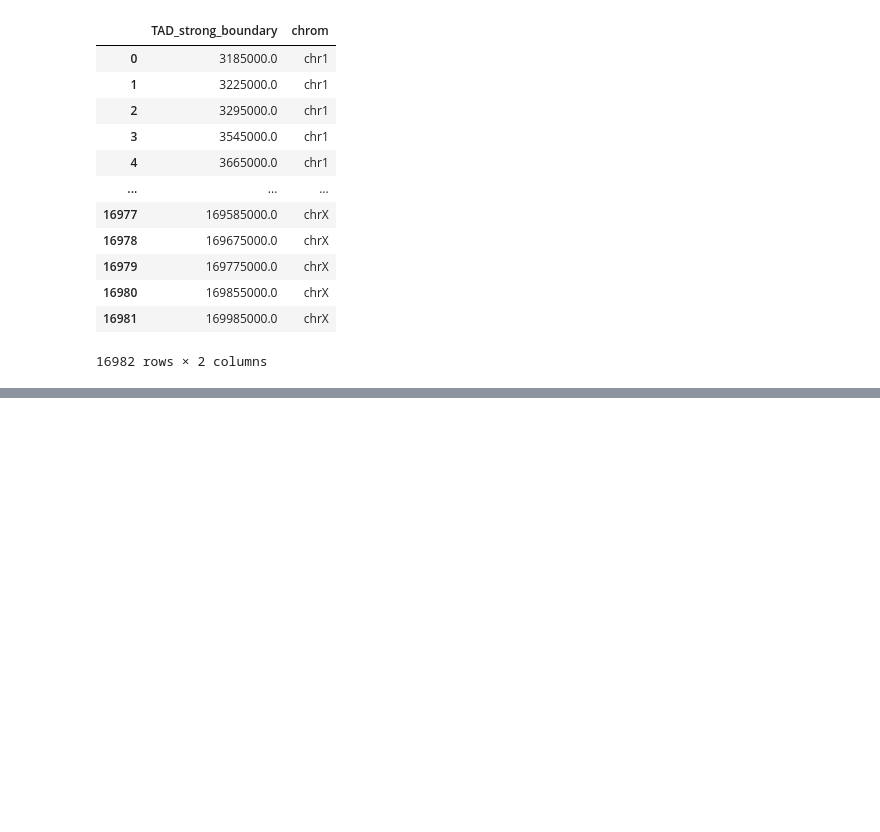
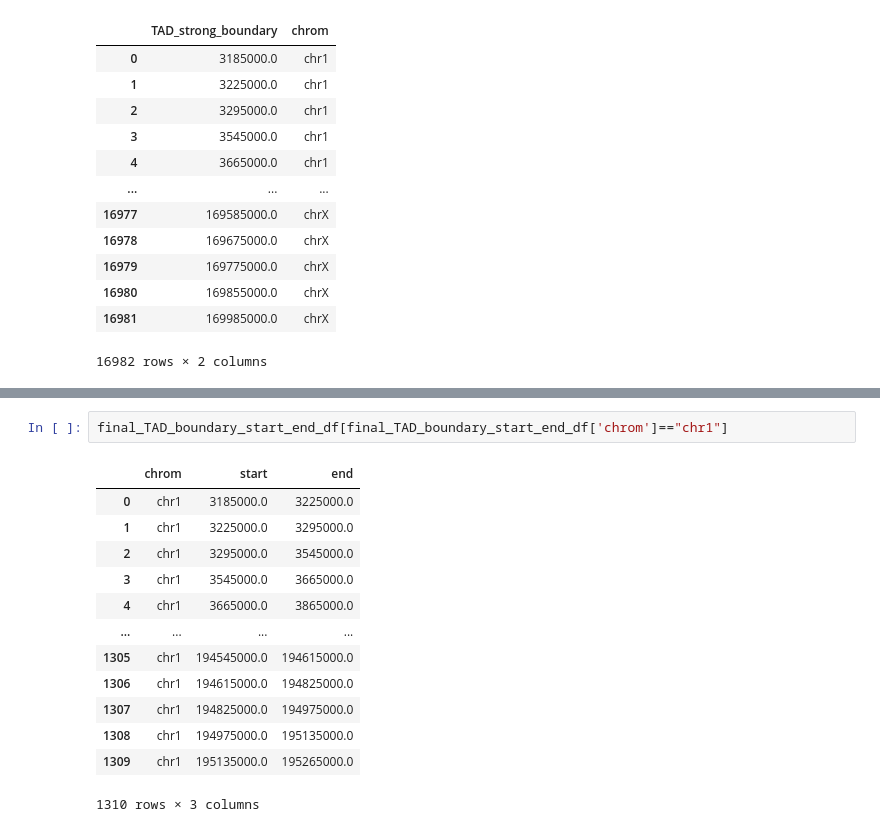
Before and after one commit to RenhaoL/HST508_Fall2022_final_project, a Jupyter notebook: codes/20221116_insulation_boundaries.ipynb, the cells around one changed output, grey strips where cells are left out. Drawn from its saved outputs; the diff is of its cells as text; blank space fills up the shorter version.

```diff
--- a/codes/20221116_insulation_boundaries.ipynb
+++ b/codes/20221116_insulation_boundaries.ipynb
@@ -616,0 +619,16 @@ TypeError: Index(...) must be called with a collection of some kind, 0 was passe
+# %%
+final_TAD_boundary_start_end_df[final_TAD_boundary_start_end_df['chrom']=="chr1"]
+# %% [output]
+|  | chrom | start | end |
+| 0 | chr1 | 3185000.0 | 3225000.0 |
+| 1 | chr1 | 3225000.0 | 3295000.0 |
+| 2 | chr1 | 3295000.0 | 3545000.0 |
+| 3 | chr1 | 3545000.0 | 3665000.0 |
+| 4 | chr1 | 3665000.0 | 3865000.0 |
+| ... | ... | ... | ... |
+| 1305 | chr1 | 194545000.0 | 194615000.0 |
+| 1306 | chr1 | 194615000.0 | 194825000.0 |
+| 1307 | chr1 | 194825000.0 | 194975000.0 |
+| 1308 | chr1 | 194975000.0 | 195135000.0 |
+| 1309 | chr1 | 195135000.0 | 195265000.0 |
+1310 rows × 3 columns
```
Also changed, not shown: parts of 13 cells of this notebook, 1 other file.
